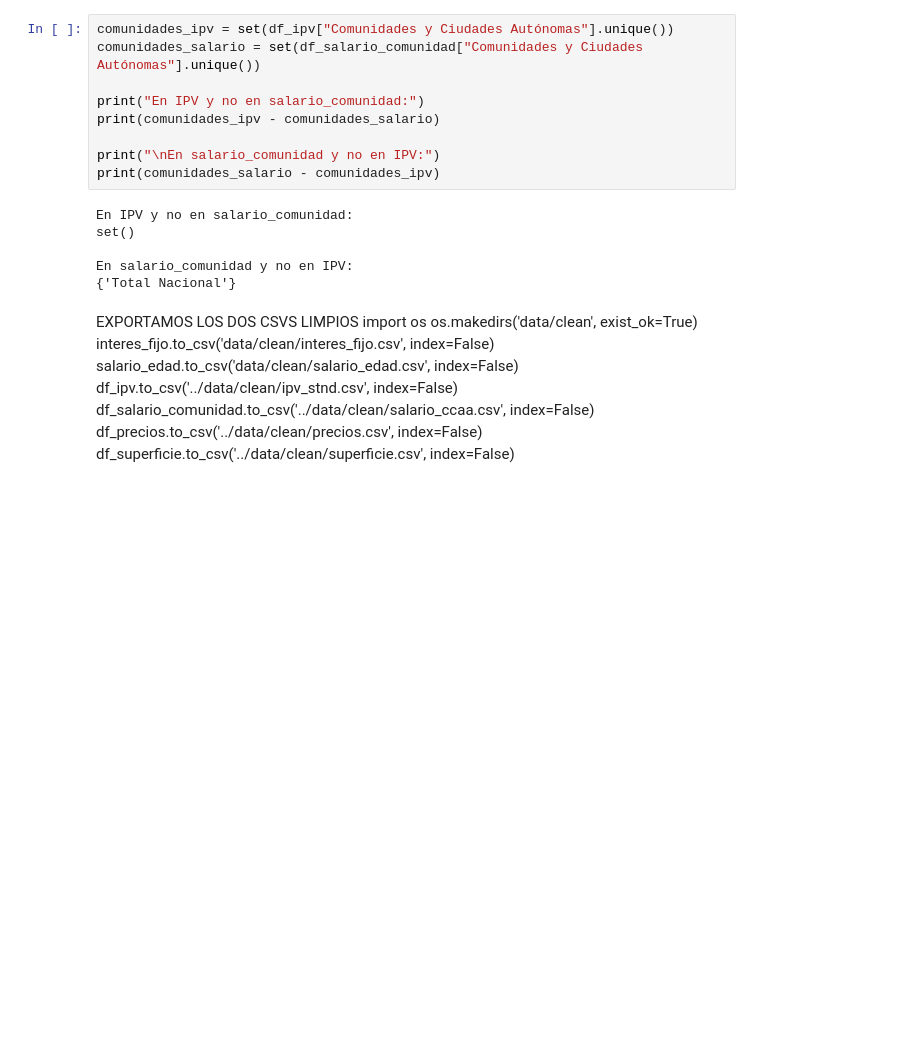
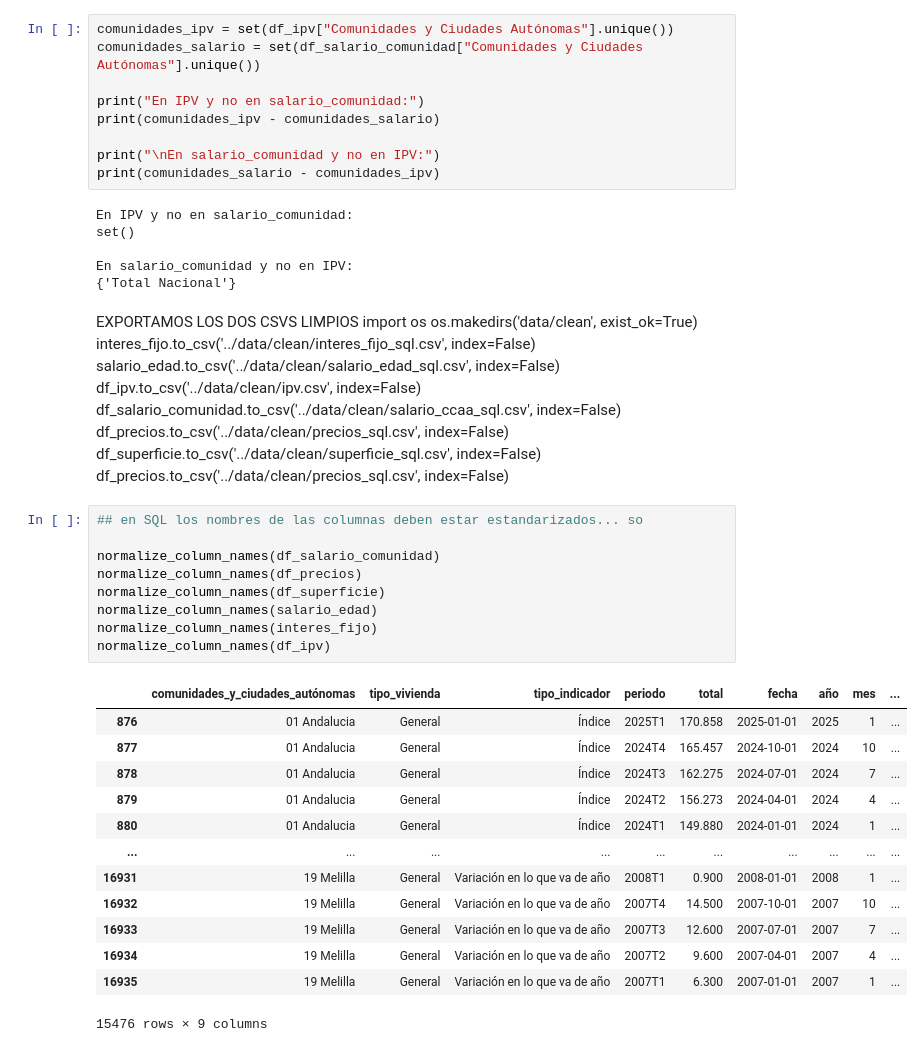
Before and after one commit to luciaruizfraile/youth_housing, a Jupyter notebook: notebooks/data_cleaning.ipynb, the cells around one changed output. Drawn from its saved outputs; the diff is of its cells as text; blank space fills up the shorter version.

```diff
--- a/notebooks/data_cleaning.ipynb
+++ b/notebooks/data_cleaning.ipynb
@@ -373,9 +373,33 @@ En salario_comunidad y no en IPV:
 EXPORTAMOS LOS DOS CSVS LIMPIOS
 import os
 os.makedirs('data/clean', exist_ok=True)
-interes_fijo.to_csv('data/clean/interes_fijo.csv', index=False)
-salario_edad.to_csv('data/clean/salario_edad.csv', index=False)
-df_ipv.to_csv('../data/clean/ipv_stnd.csv', index=False)
-df_salario_comunidad.to_csv('../data/clean/salario_ccaa.csv', index=False)
-df_precios.to_csv('../data/clean/precios.csv', index=False)
-df_superficie.to_csv('../data/clean/superficie.csv', index=False)
+interes_fijo.to_csv('../data/clean/interes_fijo_sql.csv', index=False)
+salario_edad.to_csv('../data/clean/salario_edad_sql.csv', index=False)
+df_ipv.to_csv('../data/clean/ipv.csv', index=False)
+df_salario_comunidad.to_csv('../data/clean/salario_ccaa_sql.csv', index=False)
+df_precios.to_csv('../data/clean/precios_sql.csv', index=False)
+df_superficie.to_csv('../data/clean/superficie_sql.csv', index=False)
+df_precios.to_csv('../data/clean/precios_sql.csv', index=False)
+# %%
+## en SQL los nombres de las columnas deben estar estandarizados... so
+
+normalize_column_names(df_salario_comunidad)
+normalize_column_names(df_precios)
+normalize_column_names(df_superficie)
+normalize_column_names(salario_edad)
+normalize_column_names(interes_fijo)
+normalize_column_names(df_ipv)
+# %% [output]
+|  | comunidades_y_ciudades_autónomas | tipo_vivienda | tipo_indicador | periodo | total | fecha | año | mes | ... |
+| 876 | 01 Andalucia | General | Índice | 2025T1 | 170.858 | 2025-01-01 | 2025 | 1 | ... |
+| 877 | 01 Andalucia | General | Índice | 2024T4 | 165.457 | 2024-10-01 | 2024 | 10 | ... |
+| 878 | 01 Andalucia | General | Índice | 2024T3 | 162.275 | 2024-07-01 | 2024 | 7 | ... |
+| 879 | 01 Andalucia | General | Índice | 2024T2 | 156.273 | 2024-04-01 | 2024 | 4 | ... |
+| 880 | 01 Andalucia | General | Índice | 2024T1 | 149.880 | 2024-01-01 | 2024 | 1 | ... |
+| ... | ... | ... | ... | ... | ... | ... | ... | ... | ... |
+| 16931 | 19 Melilla | General | Variación en lo que va de año | 2008T1 | 0.900 | 2008-01-01 | 2008 | 1 | ... |
+| 16932 | 19 Melilla | General | Variación en lo que va de año | 2007T4 | 14.500 | 2007-10-01 | 2007 | 10 | ... |
+| 16933 | 19 Melilla | General | Variación en lo que va de año | 2007T3 | 12.600 | 2007-07-01 | 2007 | 7 | ... |
+| 16934 | 19 Melilla | General | Variación en lo que va de año | 2007T2 | 9.600 | 2007-04-01 | 2007 | 4 | ... |
+| 16935 | 19 Melilla | General | Variación en lo que va de año | 2007T1 | 6.300 | 2007-01-01 | 2007 | 1 | ... |
+15476 rows × 9 columns
```
Also changed, not shown: 9 other files.
